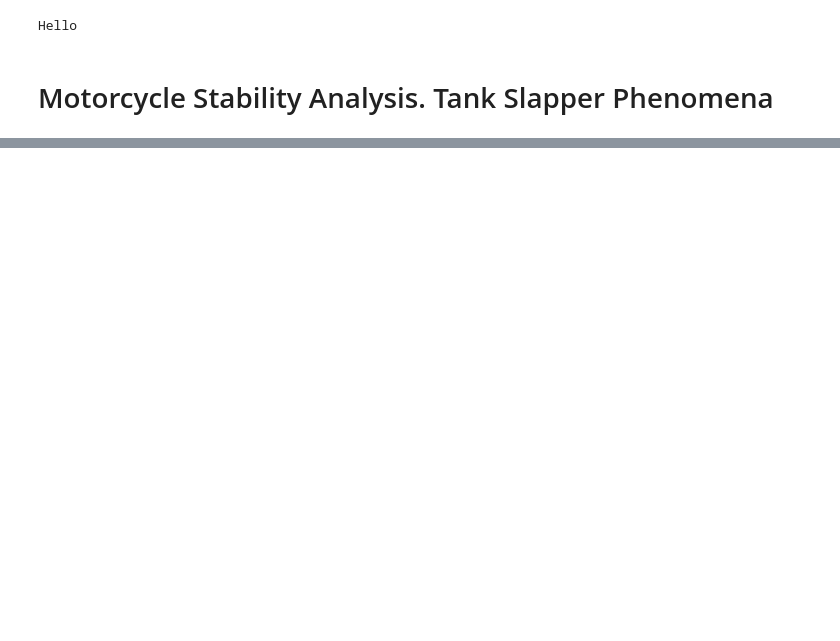
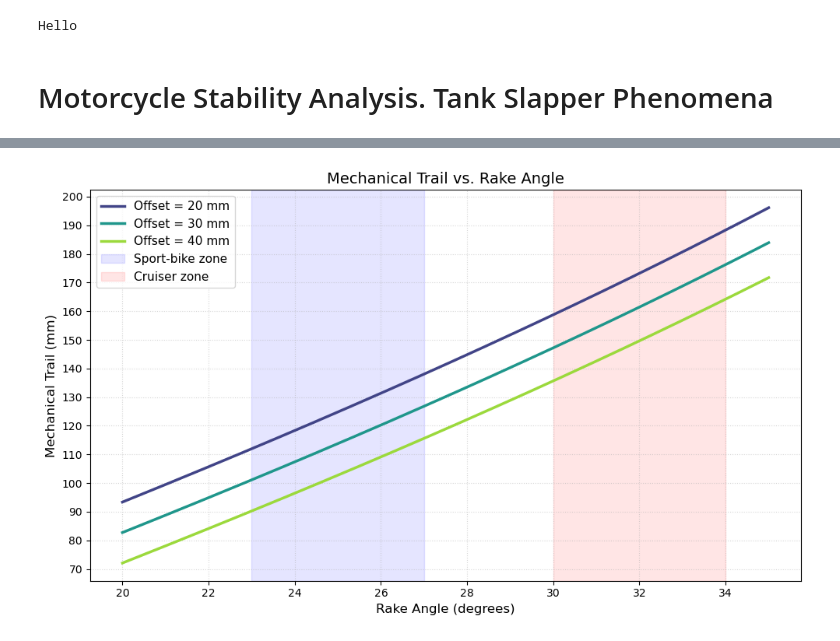
Before and after one commit to lizzardbald/motorcycle-stability, a Jupyter notebook: Main.ipynb, the cells around one changed output, grey strips where cells are left out. Cells and saved outputs as stored; diff of their text form; code cells hidden in the pictures; blank space fills up the shorter version.

```diff
--- a/Main.ipynb
+++ b/Main.ipynb
@@ -30,0 +96,8 @@ fork.plot_fork_geometry(rake_deg=40, offset_mm=40, wheel_radius_mm=320)
+# %%
+trail.plot_trail_vs_rake(
+    rake_range=(20, 35),
+    offsets_mm=(20, 30, 40),
+    wheel_radius_mm=315,
+)
+# %% [output]
+[figure, added]
```
Also changed, not shown: parts of 8 cells of this notebook, 4 other files.
